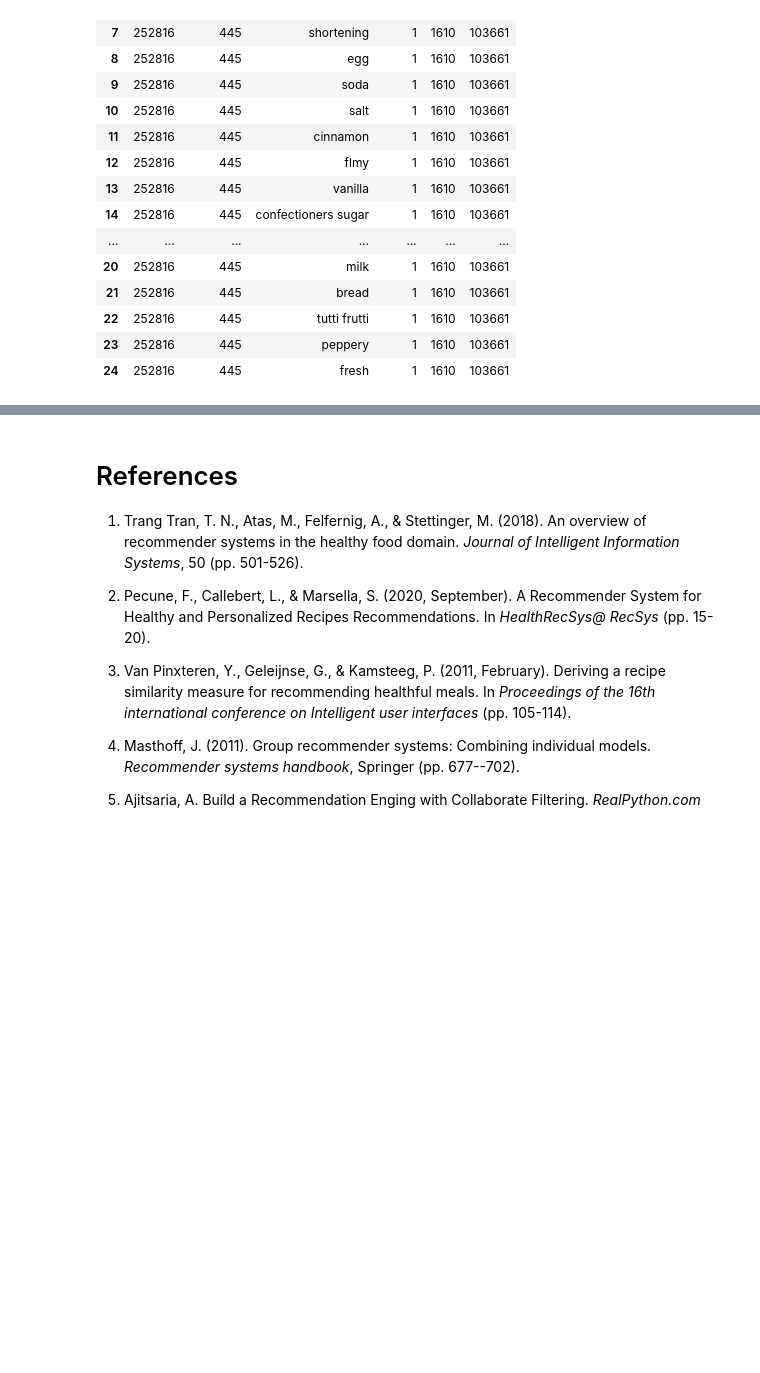
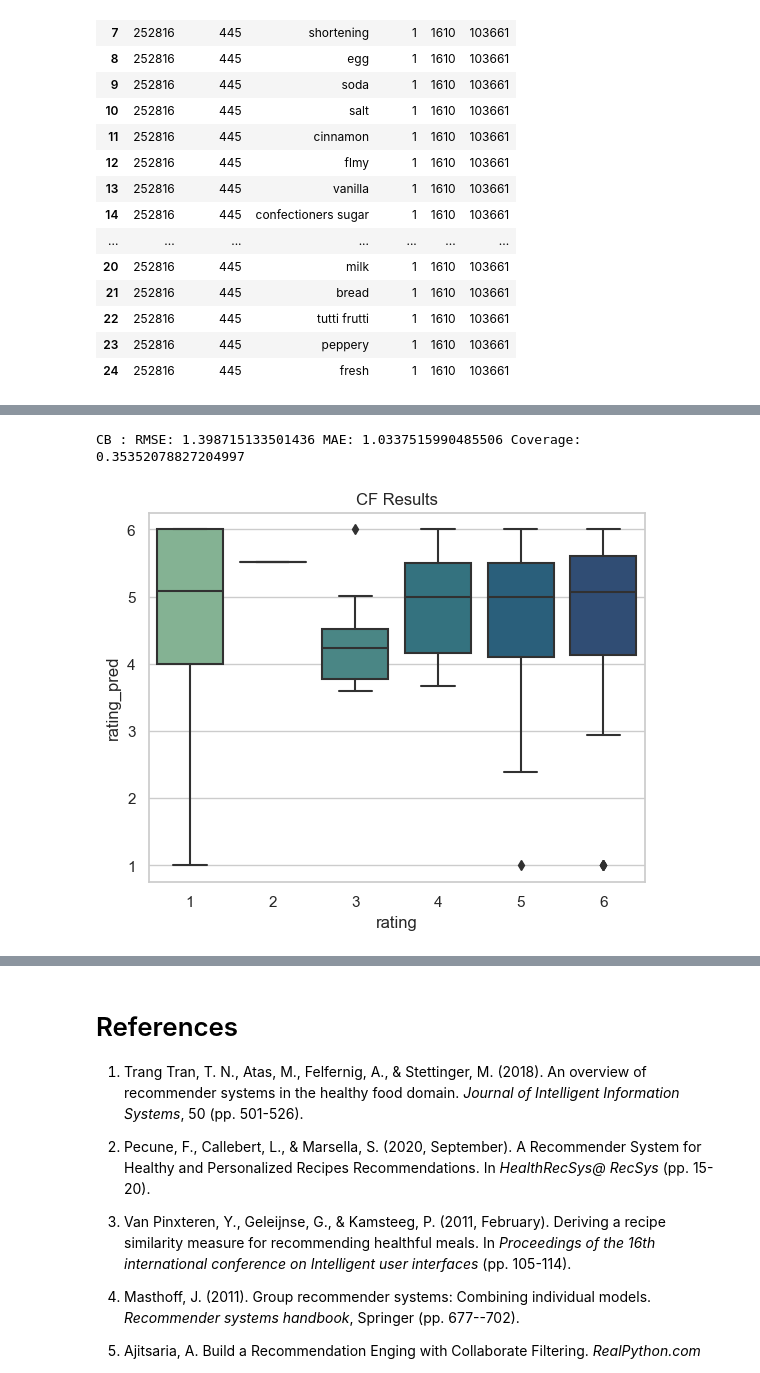
Before and after one commit to micaelamccall/recipe-recommendation, a Jupyter notebook: recipe_recommendation/recipe_recommendation.ipynb, the cells around one changed output, grey strips where cells are left out. Drawn from its saved outputs; the diff is of its cells as text; code cells hidden in the pictures; blank space fills up the shorter version.

```diff
--- a/recipe_recommendation/recipe_recommendation.ipynb
+++ b/recipe_recommendation/recipe_recommendation.ipynb
@@ -410,0 +533,22 @@ interactions_test_w_deets[interactions_test_w_deets['deets'].isna() == False][:2
+# %%
+# Average the rating of each user on each detail across all recipes
+interactions_train_w_deets = pd.read_csv("data/interactions_train_w_deets.csv")[['u', 'deets', 'rating']].drop_duplicates().reset_index(drop=True)
+interactions_train_deets = interactions_train_w_deets.groupby(['deets', 'u']).mean().reset_index()
+interactions_train_deets = interactions_train_deets[interactions_train_deets['deets'].str.len() > 0]
+
+# Merge training ratings of details with testing true ratings of recipes
+interactions_test_w_deets = pd.read_csv("data/interactions_test_w_deets.csv")[['u', 'i', 'deets', 'rating']].drop_duplicates().reset_index(drop=True)
+pred_df = interactions_test_w_deets[['u', 'i', 'deets']].merge(interactions_train_deets[['u', 'deets', 'rating']], on=['u', 'deets'])
+# Group on recipes to get average of detail ratings as predicted recipe rating
+pred_df = pred_df.groupby(['u', 'i'])['rating'].mean().reset_index()
+pred_df.columns = ['u', 'i', 'rating_pred']
+
+# Merge back with testing data for evaluation
+CB = interactions_test_w_deets[['u', 'i', 'rating']].merge(pred_df, how='inner', on=['i', 'u'])
+CB = CB.drop_duplicates()
+
+calculate_metrics(CB, true_total, "CB")
+plot_results(CB, "CF")
+# %% [output]
+CB : RMSE: 1.398715133501436 MAE: 1.0337515990485506 Coverage: 0.35352078827204997
+[figure, added]
```
Also changed, not shown: parts of 19 cells of this notebook, 1 other file.
